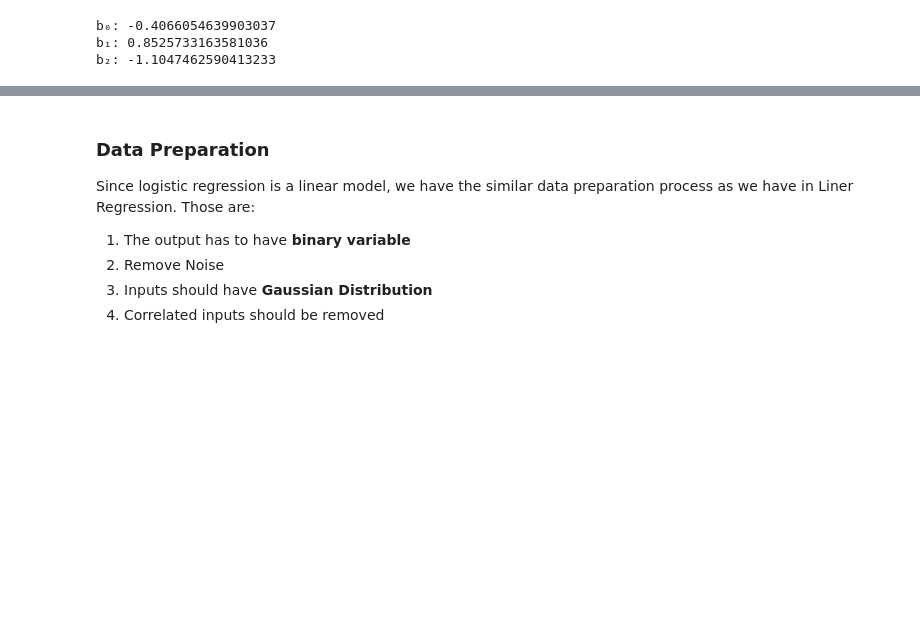
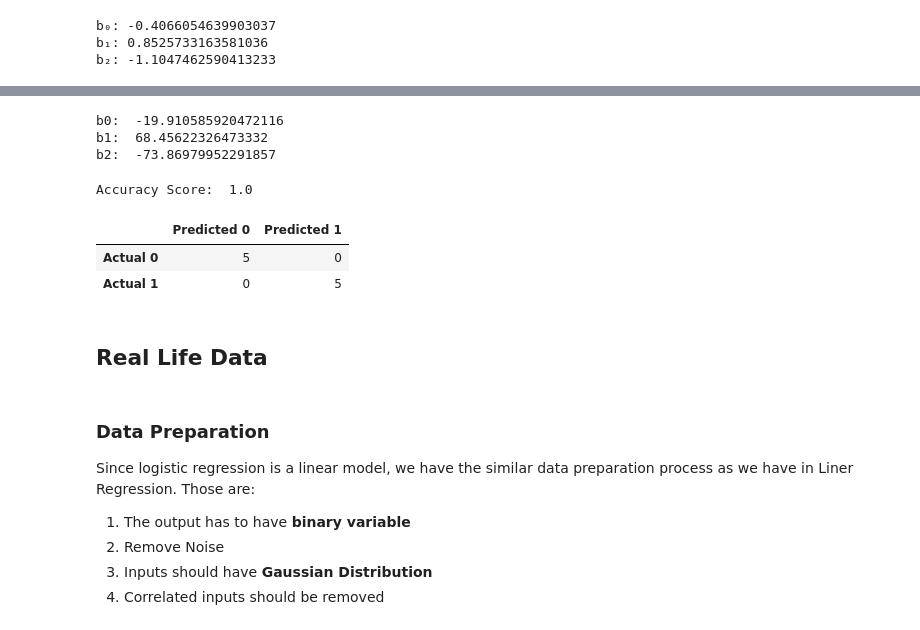
Before and after one commit to muscak/Master-Machine-Learning-Algorithms, a Jupyter notebook: Linear-Algorithms/Logistic-Regression/Logistic Regression.ipynb, the cells around one changed output, grey strips where cells are left out. Saved outputs shown, nothing was run; the diff lists cells and outputs as text; code cells hidden in the pictures; blank space fills up the shorter version.

```diff
--- a/Linear-Algorithms/Logistic-Regression/Logistic Regression.ipynb
+++ b/Linear-Algorithms/Logistic-Regression/Logistic Regression.ipynb
@@ -185,3 +267,35 @@ from sklearn.linear_model import LinearRegression
+# %%
+from sklearn.linear_model import SGDClassifier
+
+model = SGDClassifier() # Using SGDClassifier library
+model.fit(x, y)
+print('b0: ', model.intercept_[0])
+print('b1: ', model.coef_[0,0])
+print('b2: ', model.coef_[0,1])
+# %% [output]
+b0:  -19.910585920472116
+b1:  68.45622326473332
+b2:  -73.86979952291857
+# %%
+y_hat = model.predict(x)
+score = model.score(x, y)
+print('Accuracy Score: ', score)
+# %% [output]
+Accuracy Score:  1.0
+# %%
+cm = metrics.confusion_matrix(y, y_hat)
+
+# Format for easier understanding (not needed later on)
+cm_df = pd.DataFrame(cm)
+cm_df.columns = ['Predicted 0','Predicted 1']
+cm_df = cm_df.rename(index={0: 'Actual 0',1:'Actual 1'})
+cm_df
+# %% [output]
+|  | Predicted 0 | Predicted 1 |
+| Actual 0 | 5 | 0 |
+| Actual 1 | 0 | 5 |
+# %% [markdown]
+## Real Life Data<a id='realdata'></a>
 # %% [markdown]
 ### Data Preparation
 
```
Also changed, not shown: parts of 13 cells of this notebook.
